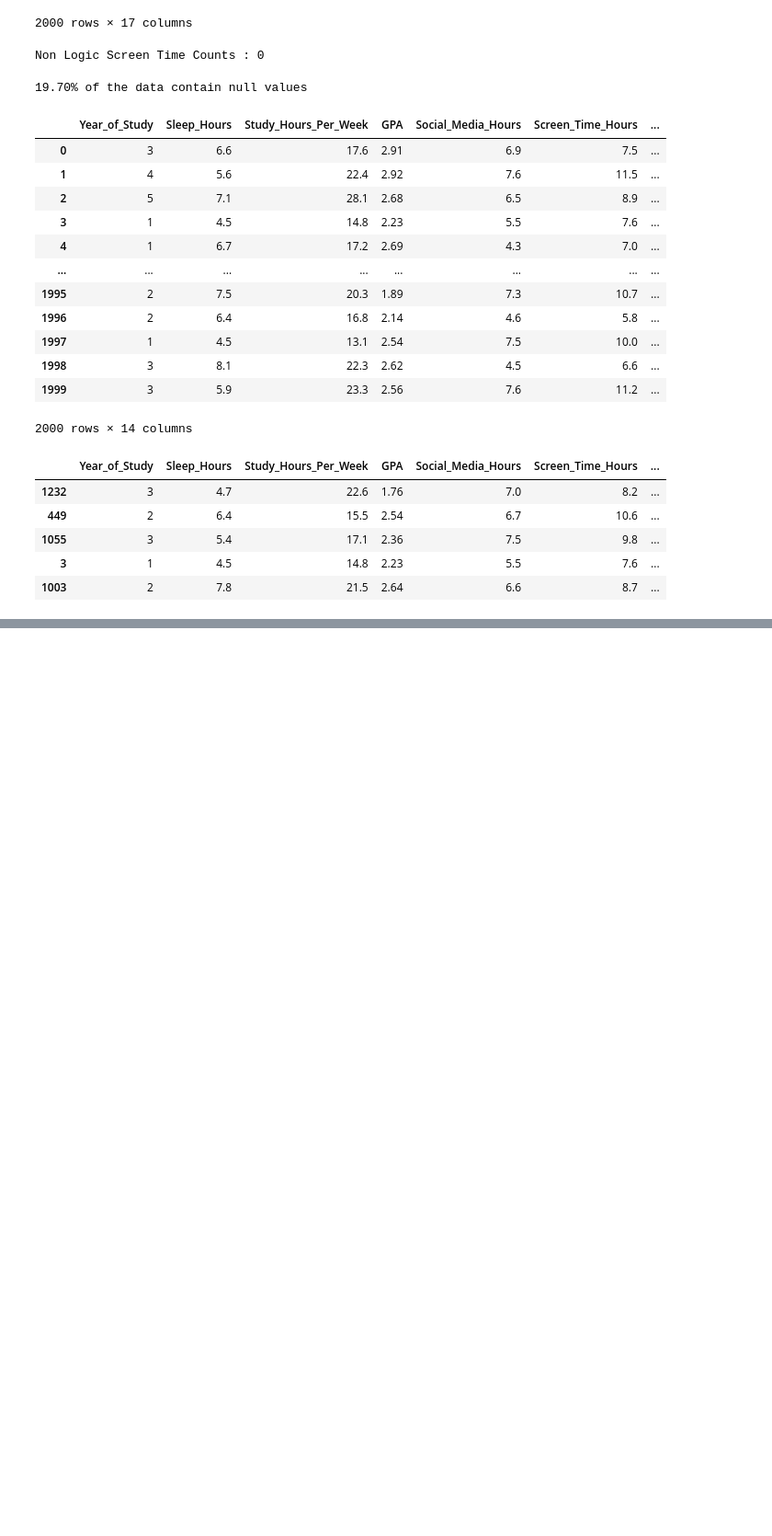
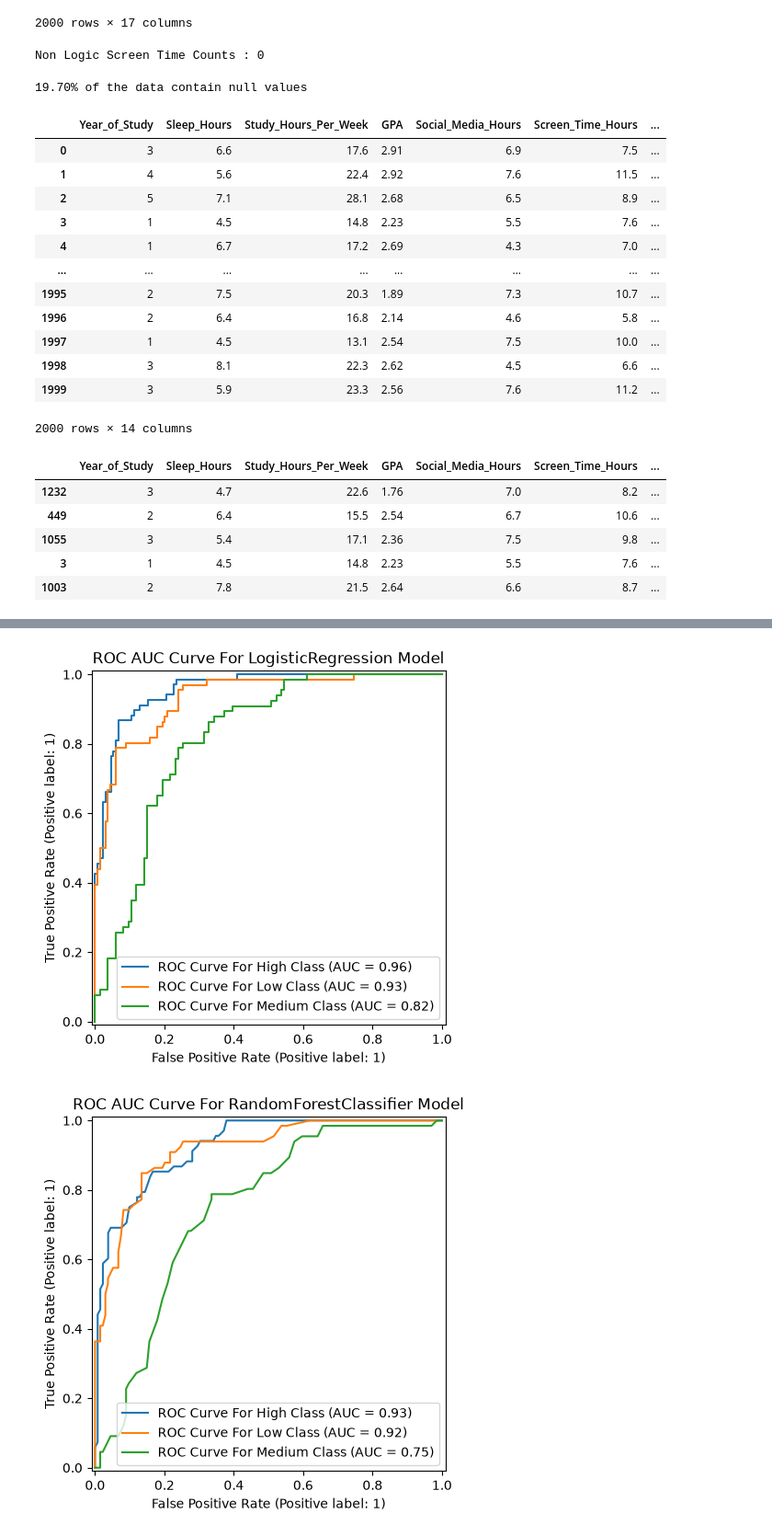
Before and after one commit to Gho-byte/Jury-Blanc, a Jupyter notebook: notebooks/preprocessing.ipynb, the cells around one changed output, grey strips where cells are left out. Shown at 92% size. Saved outputs shown, nothing was run; the diff lists cells and outputs as text; code cells hidden in the pictures; blank space fills up the shorter version.

```diff
--- a/notebooks/preprocessing.ipynb
+++ b/notebooks/preprocessing.ipynb
@@ -88,6 +91,7 @@ dataset
 X, y = dataset.iloc[:, :-1], dataset.iloc[:, -1:]
 
 X_train, X_test, y_train, y_test = train_test_split(X, y, test_size=0.1, random_state=50, stratify=y)
+y_train, y_test = np.ravel(y_train), np.ravel(y_test)
 # %%
 # def get_ages_studied_years_dist(dataset: pd.DataFrame, norm_age = 23):
 
@@ -157,26 +168,96 @@ X_test = preprocessor.transform(X_test).astype(np.float16)
 # %%
 models = {
     'LogisticRegression': {
-        'model': LogisticRegression(),
+        'model': LogisticRegression(max_iter=1000),
+        'grid_params': [
+                        {
+                            'solver': [
+                                'lbfgs',
+                                'newton-cg',
+                                'newton-cholesky',
+                                'sag'
+                            ],
+                            'C': [0.01, 0.1, 1, 10, 100]
+                        },
+
+                        {
+                            'solver': ['saga'],
+                            'C': [0.01, 0.1, 1, 10, 100]
+                        },
+
+                        {
+                            'solver': ['saga'],
+                            'C': [0.01, 0.1, 1, 10, 100],
+                            'l1_ratio': [0.25, 0.5, 0.75]
+                        }
+                    ]
     },
     'RandomForestClassifier': {
         'model': RandomForestClassifier(),
+        'grid_params': {
+                        'n_estimators': [100, 200],
+                        'criterion': ['gini', 'entropy'],
+                        'max_depth': [None, 10, 20],
+                        'min_samples_split': [2, 5],
+                        'min_samples_leaf': [1, 2, 4],
+                        'max_features': ['sqrt', 'log2'],
+                        'class_weight': [None, 'balanced']
+                    }
     },
     'KNeighborsClassifier': {
         'model': KNeighborsClassifier(),
+        'grid_params': {
+                        'n_neighbors': [3, 5, 7, 9, 11, 15, 21, 31],
+                        'weights': ['uniform', 'distance'],
+                        'metric': ['minkowski'],
+                        'p': [1, 2]
+                    }
     }
 }
 
-model = LogisticRegression()
-model.score
+FIG_COLORS = np.array(["aqua", "darkorange", "cornflowerblue"])
 
 for k, v in models.items():
+
     print(f'\t\t=== Train {k} Model ===\n')
     model = v['model']
+
     model.fit(X_train, y_train)
     score = model.score(X_test, y_test)
     print(f'\t\t=== {k} Score : {score} ===\n')
+
+    prediction_probas = model.predict_proba(X_test)
+    predictions = model.classes_[np.argmax(prediction_probas,  axis=1)]
+
+    class_report = classification_report(y_test, predictions, output_dict=True)
+    print(f'\t\t{k} Classification Repport: {class_report}')
+
+    classes = model.classes_
+    y_test_binz = label_binarize(y_test, classes=classes)
+
+    fpr = [0] * 3
+    tpr = [0] * 3
+    thresholds = [0] * 3
+    auc = [0] * 3
+
+    for i, class_label in enumerate(model.classes_):
+        fpr[i], tpr[i], thresholds[i] = roc_curve(y_true=y_test_binz[:, i], y_score=prediction_probas[:, i])
+        auc[i] = roc_auc_score(y_true=y_test_binz[:, i], y_score=prediction_probas[:, i])
+
+    fig, ax = plt.subplots(figsize=(5, 5))
+
+    for class_id in range(3):
+        RocCurveDisplay.from_predictions(
+            y_test_binz[:, class_id],
+            prediction_probas[:, class_id],
+            name=f'ROC Curve For {classes[class_id]} Class',
+            ax=ax
+        )
+        ax.set_title(f'ROC AUC Curve For {k} Model')
+
+    v['classification_rapport'] = class_report
     v['score'] = score
+    v['auc_roc_fig'] = fig
 # %% [output]
                 === Train LogisticRegression Model ===
 
@@ -190,0 +277,2 @@ for k, v in models.items():
+[figure, added]
+[figure, added]
```
Also changed, not shown: parts of 16 cells of this notebook, 1 other file.
